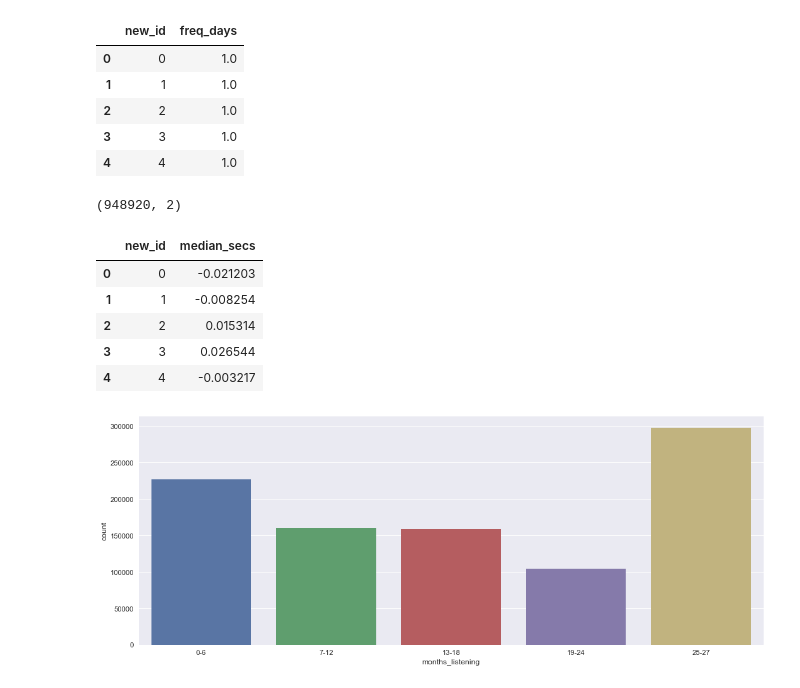
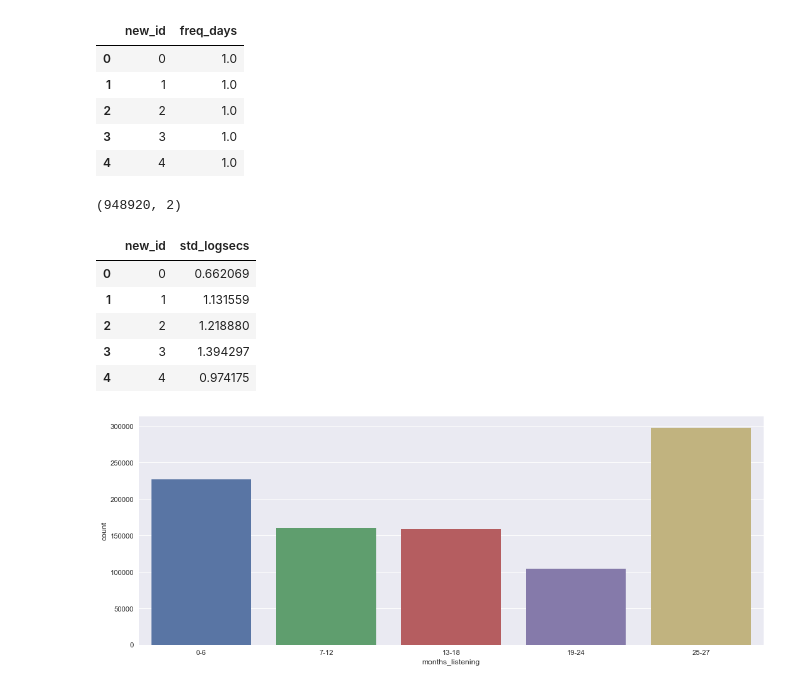
Before and after one commit to calestini/Kcompetition, a Jupyter notebook: User Log.ipynb, the cells around one changed output. Cells and saved outputs as stored; diff of their text form; code cells hidden in the pictures.

```diff
--- a/User Log.ipynb
+++ b/User Log.ipynb
@@ -135,16 +94,15 @@ ul.loc[mask_upper, column_name] = ul.loc[mask_upper, 'total_songs']*avg_song
 # %%
-#create median_secs variable
-ul['previous_secs'] = ul.groupby('new_id')['total_secs'].shift()
-ul['secs_change'] = (ul['total_secs']/ul['previous_secs'] - 1)
-ul_csecs = ul.groupby('new_id')['secs_change'].median().reset_index(name='median_secs')
+#CREATE STDEV_SECS VARIABLE
+ul['logsecs'] = np.log(ul['total_secs'])
+ul_csecs = ul.groupby('new_id')['logsecs'].std().reset_index(name='std_logsecs')
 print (ul_csecs.shape)
 ul_csecs.head()
 # %% [output]
 (948920, 2)
-|  | new_id | median_secs |
-| 0 | 0 | -0.021203 |
-| 1 | 1 | -0.008254 |
-| 2 | 2 | 0.015314 |
-| 3 | 3 | 0.026544 |
-| 4 | 4 | -0.003217 |
+|  | new_id | std_logsecs |
+| 0 | 0 | 0.662069 |
+| 1 | 1 | 1.131559 |
+| 2 | 2 | 1.218880 |
+| 3 | 3 | 1.394297 |
+| 4 | 4 | 0.974175 |
 # %%
```
Also changed, not shown: parts of 59 cells of this notebook, 3 other files.
